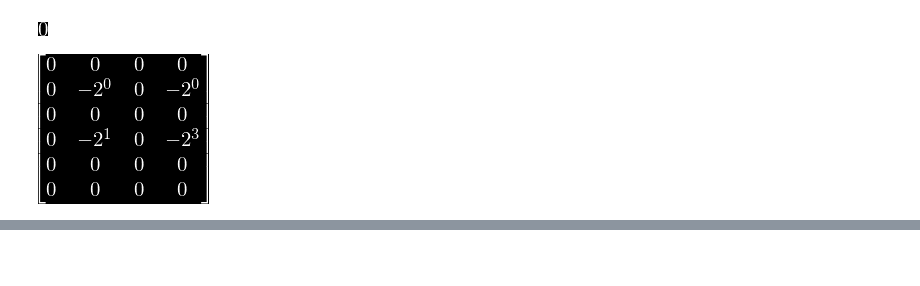
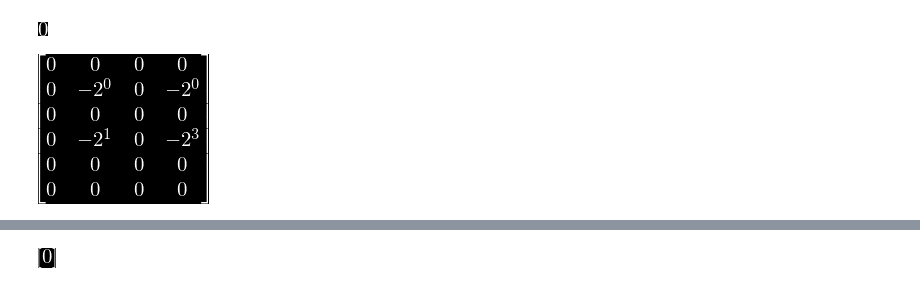
Before and after one commit to tarsioonofrio/fast-convolution-rtl, a Jupyter notebook: notebooks/blahut5.2toom-cook4x3.ipynb, the cells around one changed output, grey strips where cells are left out. Saved outputs shown, nothing was run; the diff lists cells and outputs as text; code cells hidden in the pictures; blank space fills up the shorter version.

```diff
--- a/notebooks/blahut5.2toom-cook4x3.ipynb
+++ b/notebooks/blahut5.2toom-cook4x3.ipynb
@@ -97,0 +110,3 @@ M(a_neg)
+# %%
+a_lst = fast.log2_lst(a_mtx)
+a_lst
@@ -97,0 +132,4 @@ M(a_neg)
+# %%
+a_lst[0][0]
+# %% [output]
+[figure, added]
```
Also changed, not shown: parts of 11 cells of this notebook, 1 other file.
